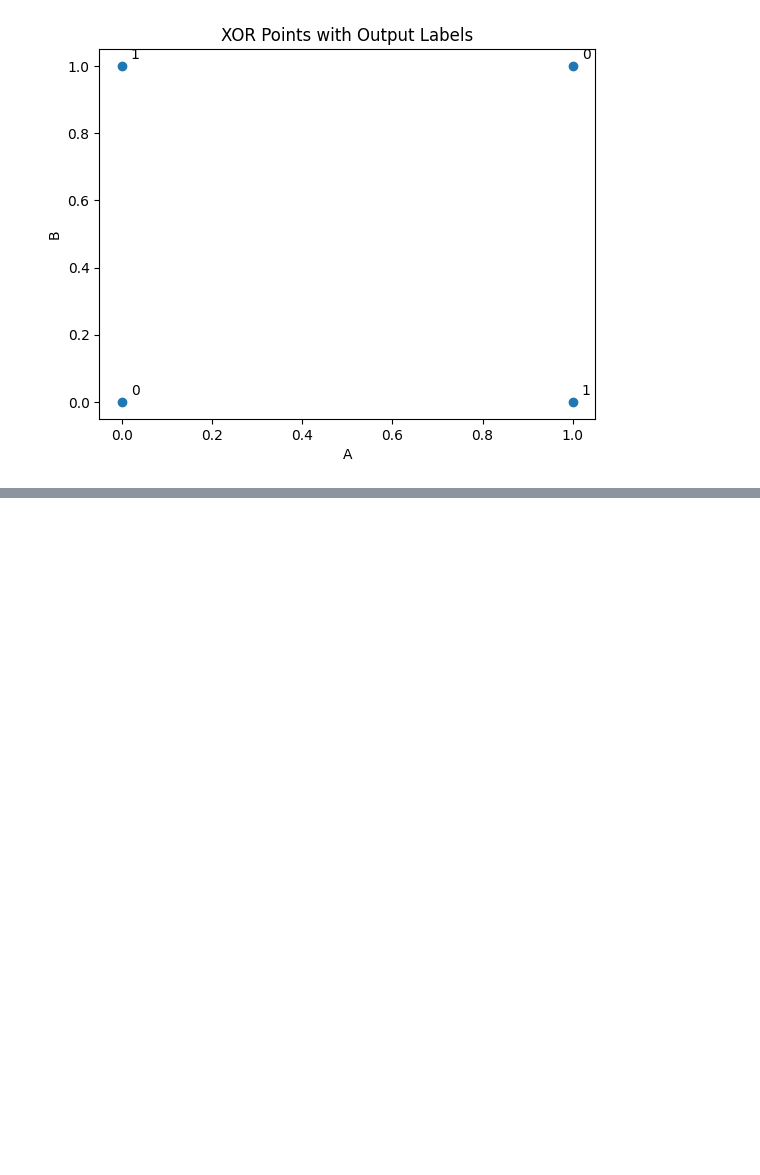
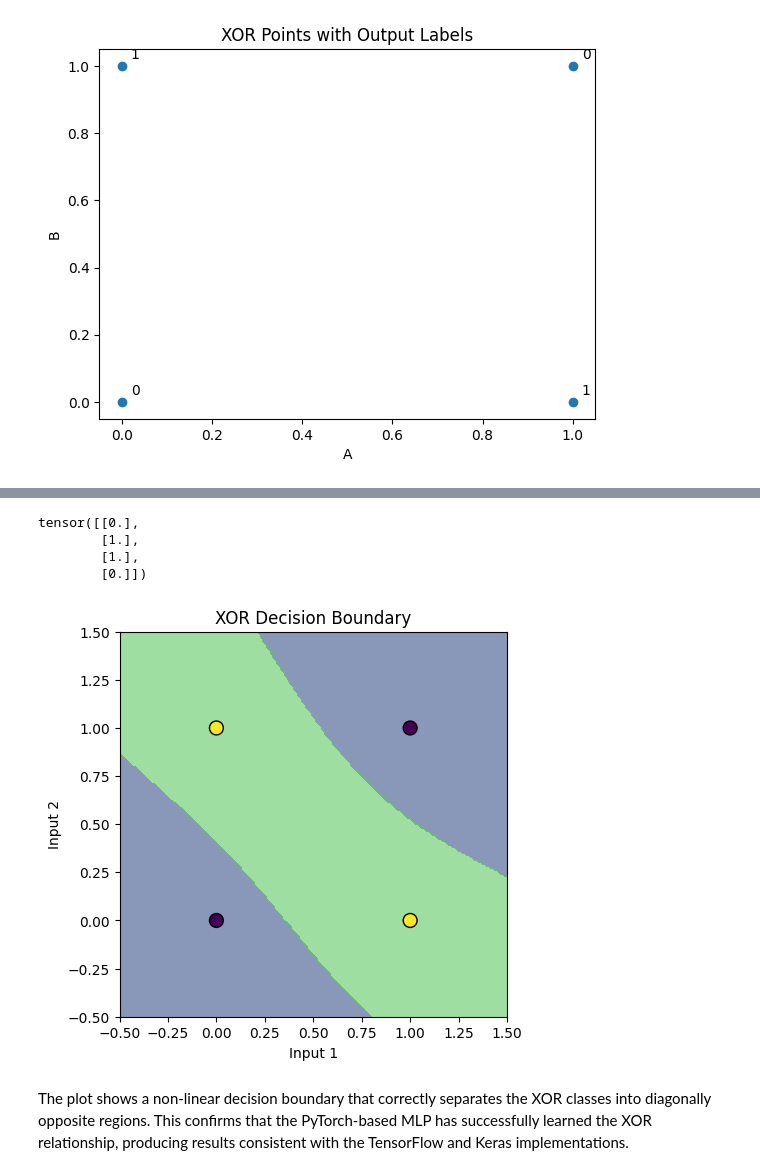
Before and after one commit to rakshitha-manoj/DL-Lab-2548542, a Jupyter notebook: Lab01/XOR_using_MLP.ipynb, the cells around one changed output, grey strips where cells are left out. Drawn from its saved outputs; the diff is of its cells as text; code cells hidden in the pictures; blank space fills up the shorter version.

```diff
--- a/Lab01/XOR_using_MLP.ipynb
+++ b/Lab01/XOR_using_MLP.ipynb
@@ -55,0 +629,71 @@ TensorFlow is an open-source library developed by the Google Brain team, specifi
+# %%
+import torch
+import torch.nn as nn
+import torch.optim as optim
+
+torch.manual_seed(42)
+
+X = torch.tensor([[0., 0.],
+                  [0., 1.],
+                  [1., 0.],
+                  [1., 1.]])
+
+y = torch.tensor([[0.],
+                  [1.],
+                  [1.],
+                  [0.]])
+
+model = nn.Sequential(
+    nn.Linear(2, 4),
+    nn.Sigmoid(),
+    nn.Linear(4, 1)
+)
+
+criterion = nn.BCEWithLogitsLoss()
+optimizer = optim.SGD(model.parameters(), lr=0.1)
+
+for epoch in range(5000):
+    optimizer.zero_grad()
+    logits = model(X)
+    loss = criterion(logits, y)
+    loss.backward()
+    optimizer.step()
+
+with torch.no_grad():
+    predictions = torch.round(torch.sigmoid(model(X)))
+
+print(predictions)
+# %% [output]
+tensor([[0.],
+        [1.],
+        [1.],
+        [0.]])
+# %%
+x = np.linspace(-0.5, 1.5, 200)
+y = np.linspace(-0.5, 1.5, 200)
+xx, yy = np.meshgrid(x, y)
+
+grid = np.c_[xx.ravel(), yy.ravel()]
+grid_torch = torch.tensor(grid, dtype=torch.float32)
+
+with torch.no_grad():
+    Z = torch.sigmoid(model(grid_torch))
+    Z = Z.numpy().reshape(xx.shape)
+
+# Plot
+plt.figure(figsize=(5, 5))
+plt.contourf(xx, yy, Z > 0.5, alpha=0.6)
+plt.scatter([0, 0, 1, 1],
+            [0, 1, 0, 1],
+            c=[0, 1, 1, 0],
+            edgecolors="black",
+            s=100)
+
+plt.xlabel("Input 1")
+plt.ylabel("Input 2")
+plt.title("XOR Decision Boundary")
+plt.show()
+# %% [output]
+[figure, added]
+# %% [markdown]
+The plot shows a non-linear decision boundary that correctly separates the XOR classes into diagonally opposite regions. This confirms that the PyTorch-based MLP has successfully learned the XOR relationship, producing results consistent with the TensorFlow and Keras implementations.
```
Also changed, not shown: parts of 48 cells of this notebook.
